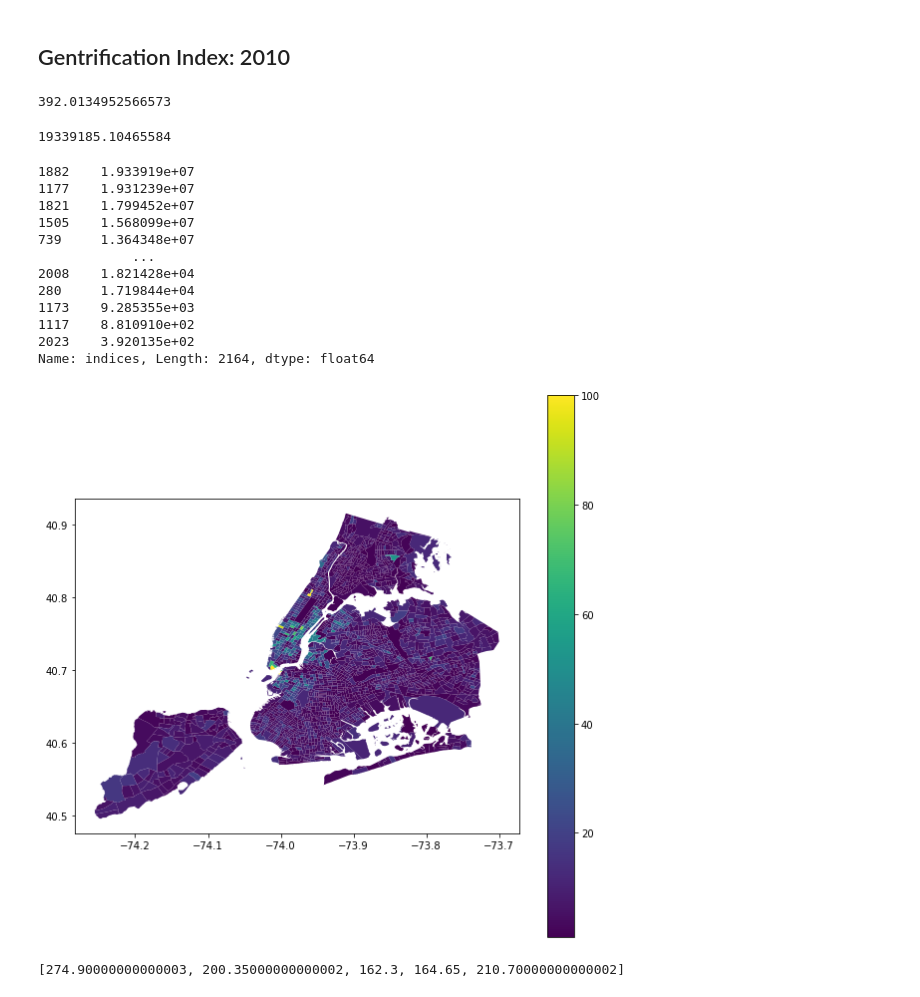
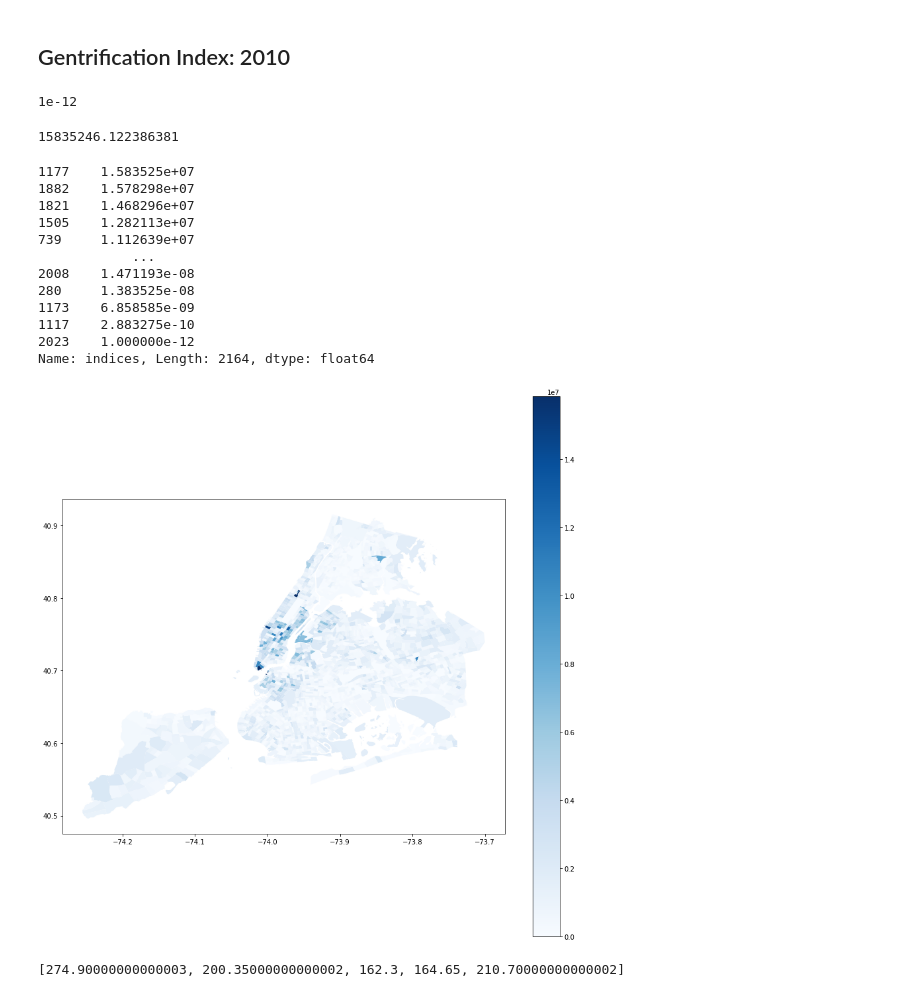
Before and after one commit to Sarang-Pramode/Urban_Data_Project, a Jupyter notebook: gen_score_final.ipynb, the cells around one changed output. Saved outputs shown, nothing was run; the diff lists cells and outputs as text; code cells hidden in the pictures.

```diff
--- a/gen_score_final.ipynb
+++ b/gen_score_final.ipynb
@@ -752,9 +752,10 @@ gdf_2019['frac_mmhc'].max()
 ## Gentrification Index: 2010
 # %%
 # standardize everything 1-100
-gdf_2010['bach_higher'] = scaler.fit_transform(gdf_2010[['Total_Bachelors_or_higher']])
-gdf_2010['high_inc'] = scaler.fit_transform(gdf_2010[['frac_high_income']])
+#gdf_2010['bach_higher'] = scaler.fit_transform(gdf_2010[['Total_Bachelors_or_higher']])
+#gdf_2010['high_inc'] = scaler.fit_transform(gdf_2010[['frac_high_income']])
 gdf_2010['mmhc'] = scaler.fit_transform(gdf_2010[['frac_mmhc']])
-gdf_2010['age_25_54'] = scaler.fit_transform(gdf_2010[['frac_pop_25-54_yrs']])
+#gdf_2010['age_25_54'] = scaler.fit_transform(gdf_2010[['frac_pop_25-54_yrs']])
+gdf_2010['age_25_54'] = gdf_2010['frac_pop_25-54_yrs']
 # %%
 #INDICES
@@ -766,34 +775,34 @@ gdf_2010['age_25_54']
 # %%
 gdf_2010['indices'].min()
 # %% [output]
-392.0134952566573
+1e-12
 # %%
 gdf_2010['indices'].max()
 # %% [output]
-19339185.10465584
+15835246.122386381
 # %%
 gdf_2010['indices'].sort_values(ascending=False)
 # %% [output]
-1882    1.933919e+07
-1177    1.931239e+07
-1821    1.799452e+07
-1505    1.568099e+07
-739     1.364348e+07
+1177    1.583525e+07
+1882    1.578298e+07
+1821    1.468296e+07
+1505    1.282113e+07
+739     1.112639e+07
             ...
-2008    1.821428e+04
-280     1.719844e+04
-1173    9.285355e+03
-1117    8.810910e+02
-2023    3.920135e+02
+2008    1.471193e-08
+280     1.383525e-08
+1173    6.858585e-09
+1117    2.883275e-10
+2023    1.000000e-12
 Name: indices, Length: 2164, dtype: float64
 # %%
 # scale index 1-100
-gdf_2010['indices'] = scaler.fit_transform(gdf_2010[['indices']])
+#gdf_2010['indices'] = scaler.fit_transform(gdf_2010[['indices']])
 # %%
-fig,ax = plt.subplots(figsize=(10,10))
-gdf_2010.plot(column='indices', ax=ax,legend=True);
+fig,ax = plt.subplots(figsize=(15,15))
+gdf_2010.plot(column='indices', ax=ax,legend=True, cmap='Blues');
 # %% [output]
-[figure, old version]
+[figure, new version]
 # %%
 county_pop_avg_list_2010 = []
 for i in range(1,6):
```
Also changed, not shown: parts of 19 cells of this notebook.
